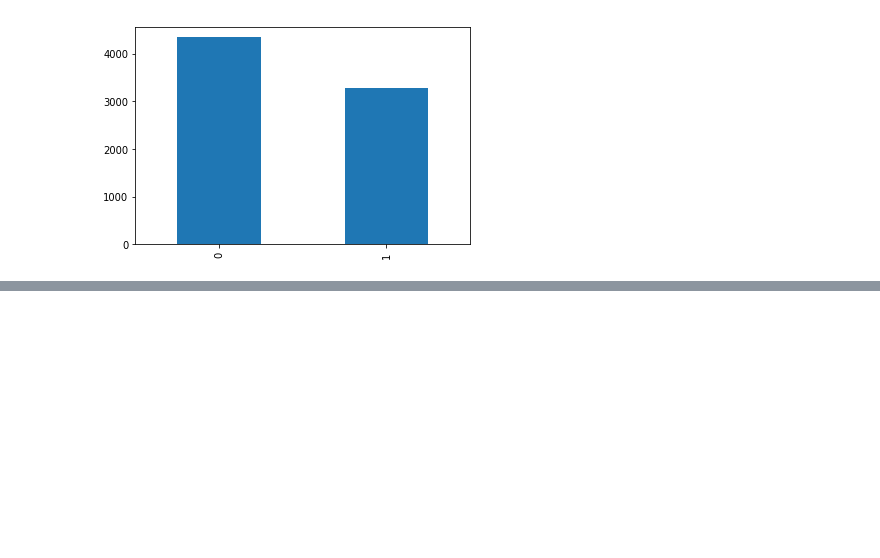
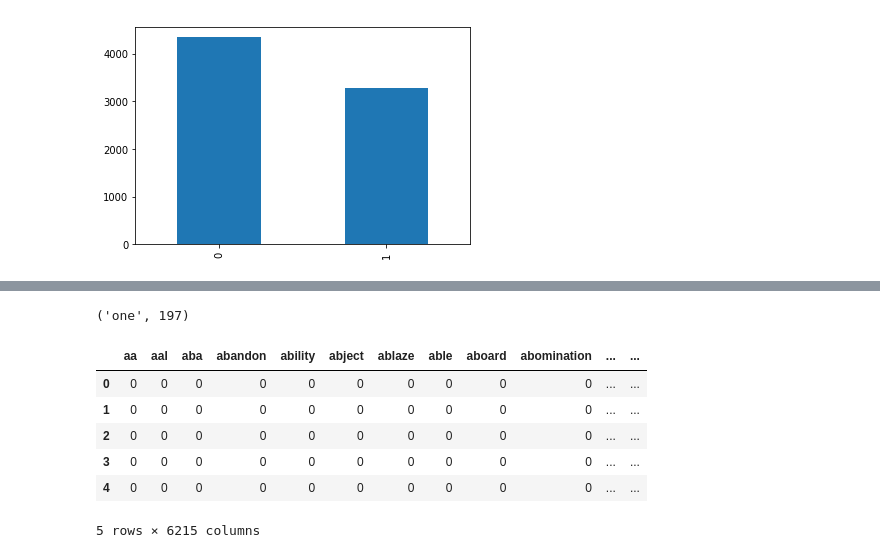
Before and after one commit to augustinechang1/disaster_npl_prediction, a Jupyter notebook: Exploratory Data Analysis.ipynb, the cells around one changed output, grey strips where cells are left out. Drawn from its saved outputs; the diff is of its cells as text; code cells hidden in the pictures; blank space fills up the shorter version.

```diff
--- a/Exploratory Data Analysis.ipynb
+++ b/Exploratory Data Analysis.ipynb
@@ -86,0 +71,11 @@ train_df_bert.head()
+# %%
+import nltk
+import sklearn
+
+from nltk.collocations import *
+from nltk.corpus import stopwords
+# from nltk.stem import *
+from nltk.stem import WordNetLemmatizer
+from sklearn.feature_extraction.text import CountVectorizer
+wordnet_lemmatizer = WordNetLemmatizer()
+english = set(nltk.corpus.words.words())
@@ -86,0 +103,13 @@ train_df_bert.head()
+# %%
+def lemmadata(doc):
+    pattern = "([a-zA-Z]+(?:'[a-z]+)?)"
+    raw_tokens = nltk.regexp_tokenize(doc, pattern)
+    tokens = [i.lower() for i in raw_tokens]
+    stop_words = set(stopwords.words('english'))
+    listed = [w for w in tokens if not w in stop_words]
+    lemmatized = [wordnet_lemmatizer.lemmatize(word, pos="v") for word in listed]
+#     lemmatized = list(filter(lambda w: w != 'lb', lemmatized))
+    words = list(filter(lambda w: w in english, lemmatized))
+    return " ".join(words)
+# %%
+lemmatized = [lemmadata(post) for post in list(train['text'])]
@@ -87 +136,5 @@ train_df_bert.head()
+# %%
+vec = CountVectorizer()
+X = vec.fit_transform(lemmatized)
+df = pd.DataFrame(X.toarray(), columns=vec.get_feature_names())
 # %%
@@ -92,0 +171,14 @@ train_df_bert.to_csv(path + 'train.tsv', sep='\t', index=False, header=False)
+# %%
+word_sums[10]
+# %% [output]
+('one', 197)
+# %%
+df.head()
+# %% [output]
+|  | aa | aal | aba | abandon | ability | abject | ablaze | able | aboard | abomination | ... | ... |
+| 0 | 0 | 0 | 0 | 0 | 0 | 0 | 0 | 0 | 0 | 0 | ... | ... |
+| 1 | 0 | 0 | 0 | 0 | 0 | 0 | 0 | 0 | 0 | 0 | ... | ... |
+| 2 | 0 | 0 | 0 | 0 | 0 | 0 | 0 | 0 | 0 | 0 | ... | ... |
+| 3 | 0 | 0 | 0 | 0 | 0 | 0 | 0 | 0 | 0 | 0 | ... | ... |
+| 4 | 0 | 0 | 0 | 0 | 0 | 0 | 0 | 0 | 0 | 0 | ... | ... |
+5 rows × 6215 columns
```
Also changed, not shown: parts of 30 cells of this notebook.
